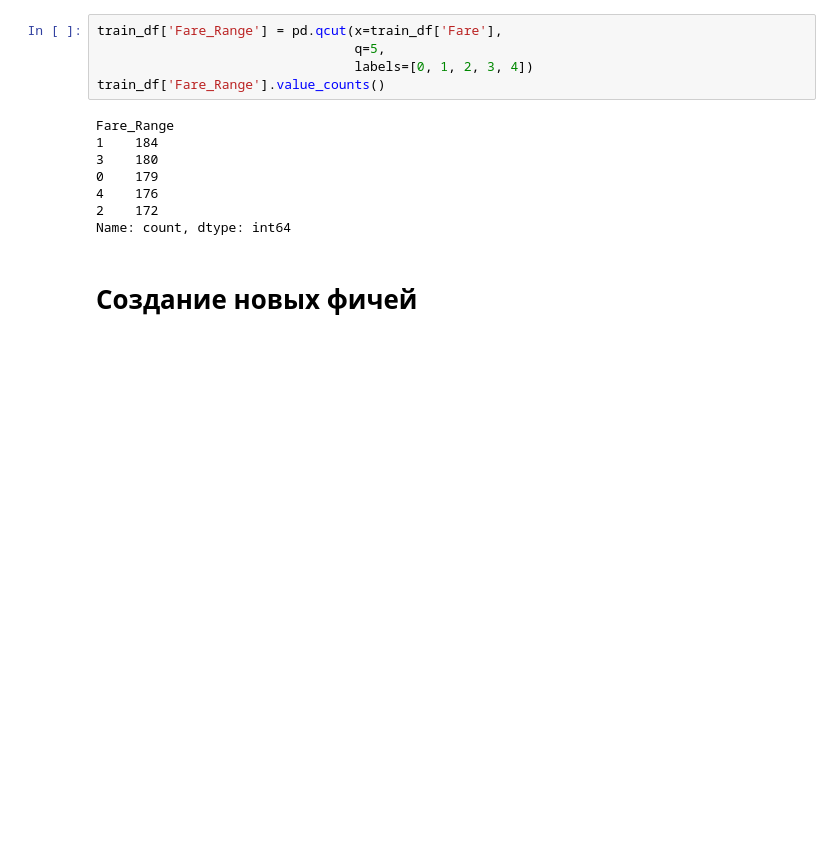
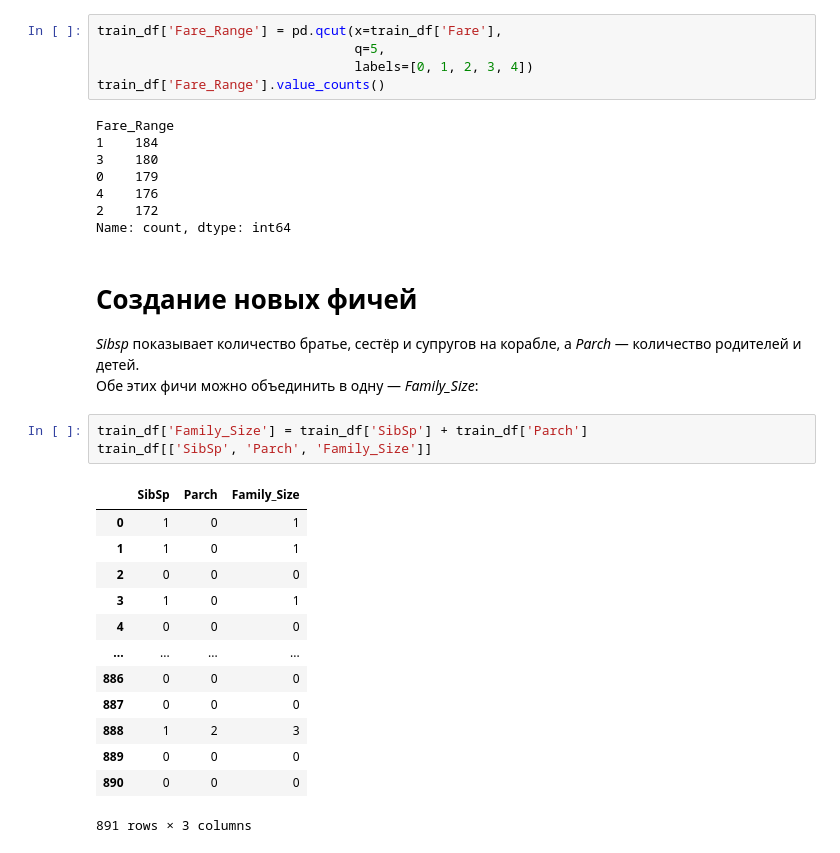
Before and after one commit to SashaCurry/Titanic, a Jupyter notebook: 2_Feature_Engineering.ipynb, the cells around one changed output. Saved outputs shown, nothing was run; the diff lists cells and outputs as text; blank space fills up the shorter version.

```diff
--- a/2_Feature_Engineering.ipynb
+++ b/2_Feature_Engineering.ipynb
@@ -218,3 +218,22 @@ Fare_Range
 Name: count, dtype: int64
 # %% [markdown]
 # Создание новых фичей
+*Sibsp* показывает количество братье, сестёр и супругов на корабле, а *Parch* — количество родителей и детей.\
+Обе этих фичи можно объединить в одну — *Family_Size*:
+# %%
+train_df['Family_Size'] = train_df['SibSp'] + train_df['Parch']
+train_df[['SibSp', 'Parch', 'Family_Size']]
+# %% [output]
+|  | SibSp | Parch | Family_Size |
+| 0 | 1 | 0 | 1 |
+| 1 | 1 | 0 | 1 |
+| 2 | 0 | 0 | 0 |
+| 3 | 1 | 0 | 1 |
+| 4 | 0 | 0 | 0 |
+| ... | ... | ... | ... |
+| 886 | 0 | 0 | 0 |
+| 887 | 0 | 0 | 0 |
+| 888 | 1 | 2 | 3 |
+| 889 | 0 | 0 | 0 |
+| 890 | 0 | 0 | 0 |
+891 rows × 3 columns
```
Also changed, not shown: parts of 9 cells of this notebook.
